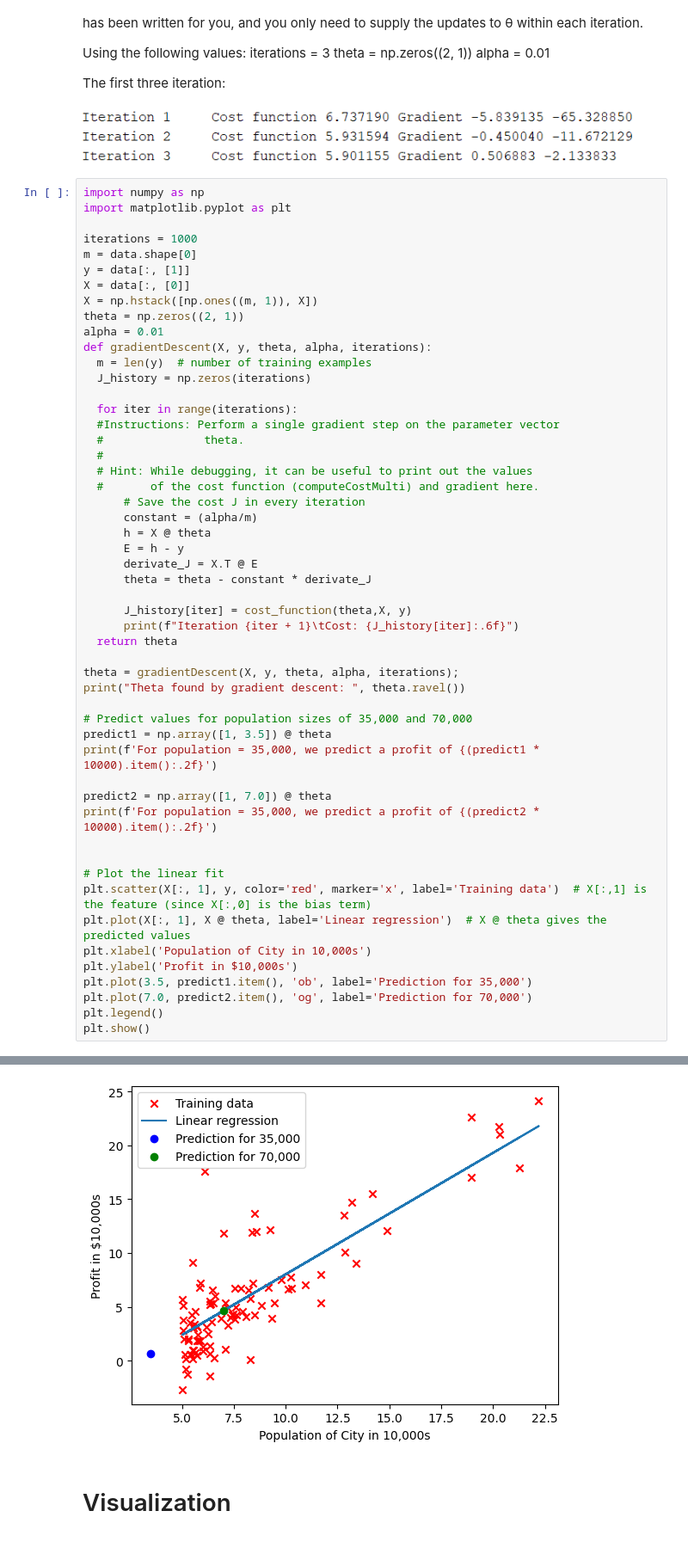
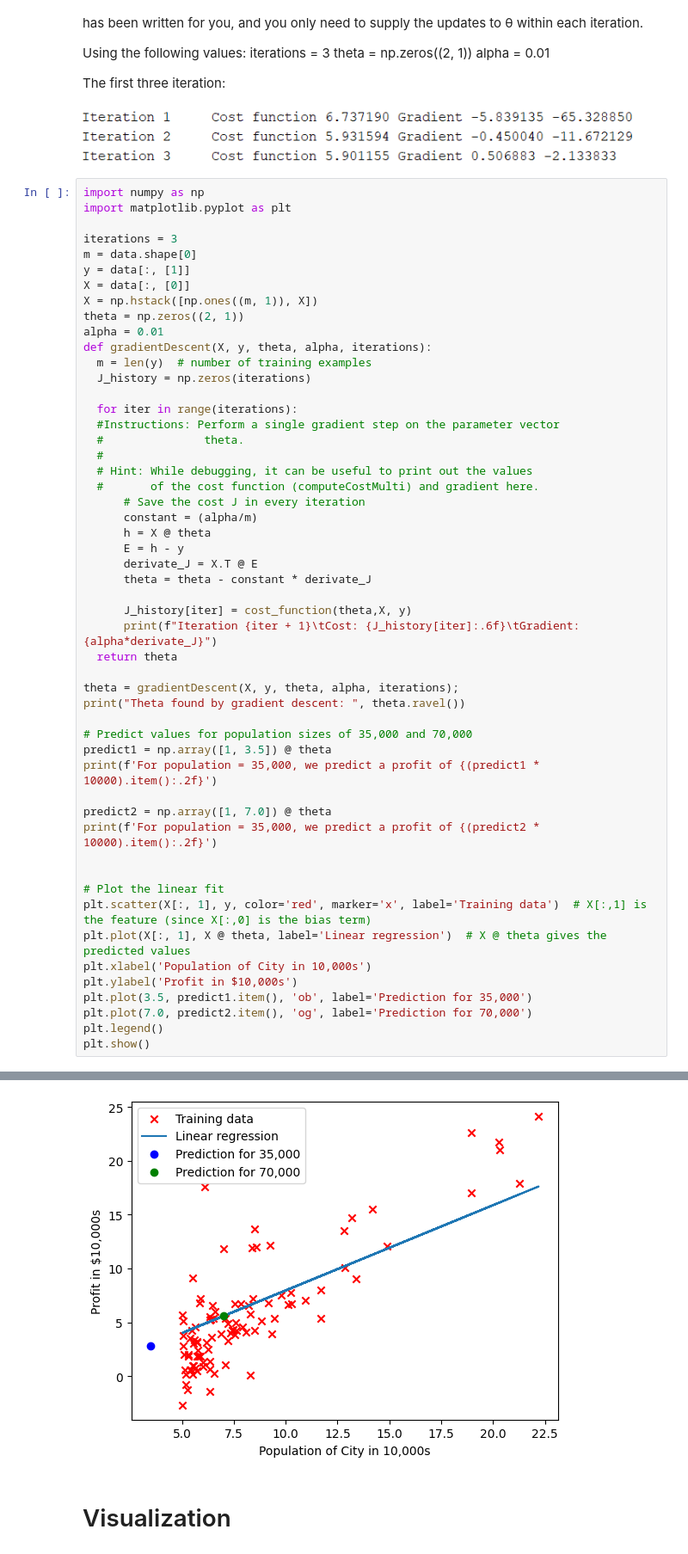
Before and after one commit to undelapaz-rnap-2025I/tarea-regresion-Joseph0choa, a Jupyter notebook: Regression_student.ipynb, the cells around one changed output, grey strips where cells are left out. Shown: that part at 86% size. Saved outputs shown, nothing was run; the diff lists cells and outputs as text.

```diff
--- a/Regression_student.ipynb
+++ b/Regression_student.ipynb
@@ -109,7 +109,7 @@ The first three iteration:
 import numpy as np
 import matplotlib.pyplot as plt
 
-iterations = 1000
+iterations = 3
 m = data.shape[0]
 y = data[:, [1]]
 X = data[:, [0]]
@@ -134,7 +134,7 @@ def gradientDescent(X, y, theta, alpha, iterations):
       theta = theta - constant * derivate_J
 
       J_history[iter] = cost_function(theta,X, y)
-      print(f"Iteration {iter + 1}\tCost: {J_history[iter]:.6f}")
+      print(f"Iteration {iter + 1}\tCost: {J_history[iter]:.6f}\tGradient: {alpha*derivate_J}")
   return theta
 
 theta = gradientDescent(X, y, theta, alpha, iterations);
@@ -178,4 +170,4 @@ For population = 35,000, we predict a profit of 46496.57
-[figure, old version]
+[figure, new version]
 # %% [markdown]
 # Visualization
 # %%
```
Also changed, not shown: parts of 1 cell of this notebook.
